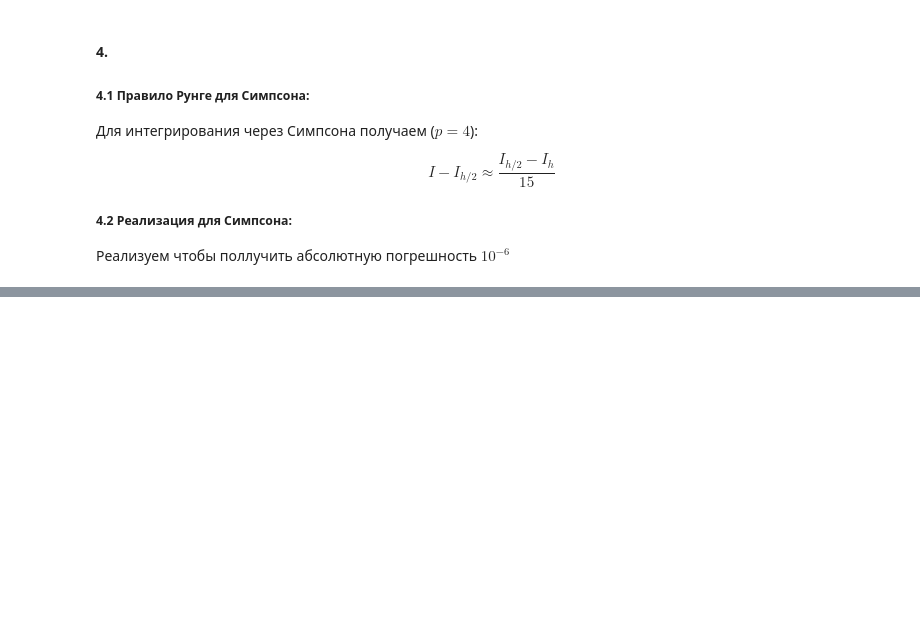
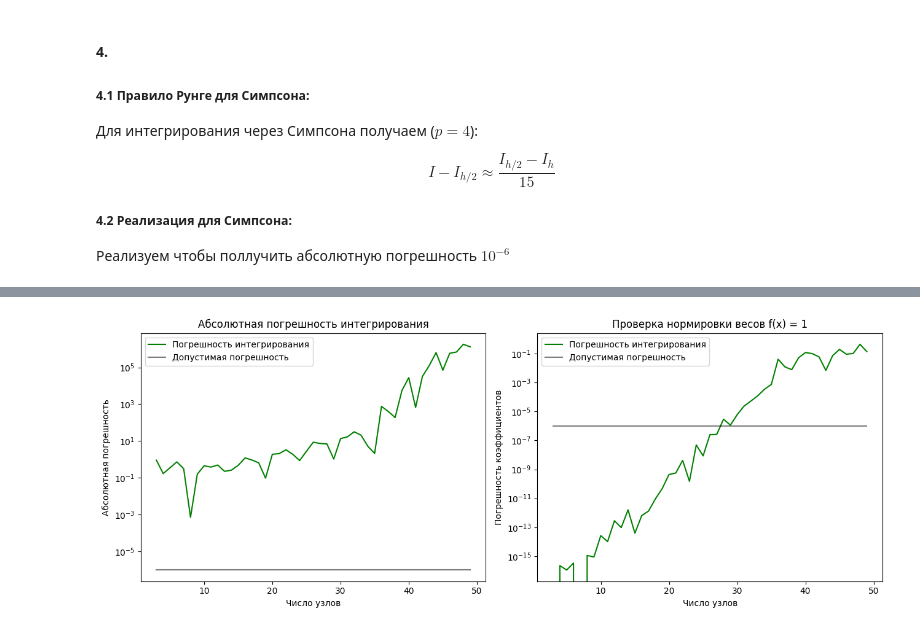
Before and after one commit to Frog6616261/numerecal_methods, a Jupyter notebook: 6__Integrations_methods/complited_task.ipynb, the cells around one changed output, grey strips where cells are left out. Drawn from its saved outputs; the diff is of its cells as text; code cells hidden in the pictures; blank space fills up the shorter version.

```diff
--- a/6__Integrations_methods/complited_task.ipynb
+++ b/6__Integrations_methods/complited_task.ipynb
@@ -282,0 +343,85 @@ NameError: name 'np' is not defined
+# %%
+# проверка нормировки весов
+import numpy.testing as npt
+
+def nodes_from_N(a, b, N):
+    return np.linspace(a, b, N + 1)
+
+def newton_cotes(xk, a=-1, b=1):
+    """
+    Вычисляет веса квадратурной формулы Ньютона–Котса
+    для узлов xk на интервале [a, b].
+
+    Формула будет точна для полиномов степени <= len(xk)-1.
+    """
+
+    # переводим узлы в numpy
+    xk = np.asarray(xk)
+
+    # число узлов
+    m = len(xk)
+
+    # степени полиномов: 0,1,...,m-1
+    powers = np.arange(m)
+
+    # матрица Вандермонда
+    # W[i,k] = x_k^i
+    W = xk[None, :] ** powers[:, None]
+
+    # обратная матрица
+    # она переводит базис {x^k} -> базис полиномов Лагранжа
+    L = np.linalg.inv(W)
+
+    # степени после интегрирования
+    powers = powers + 1
+
+    # интегралы одночленов
+    # ∫ x^k dx
+    monomial_integrals = (np.power(b,powers) - np.power(a,powers)) / powers
+
+    # веса квадратуры W w = \int x^{j}
+    w = L @ monomial_integrals
+
+    return w
+
+I_k = np.zeros(Ns.shape)
+for i in range(1, Ns.shape[0]):
+    x_k = nodes_from_N(a, b, Ns[i])
+    w_k = newton_cotes(x_k, a, b)
+    f_k = f(x_k)
+    I_k[i] = (np.sum(w_k*f_k))
+
+
+# проверим нормировку
+Ns = np.arange(3, 50)
+a = -1
+b = 1
+eps = 10**(-6)
+i_c = 0
+sums = np.empty(Ns.shape[0])
+for i in range(1, Ns.shape[0]):
+    x_k = nodes_from_N(a, b, Ns[i])
+    sums[i] = np.abs(np.sum(newton_cotes(x_k, a, b))-(b-a))/2
+
+err_k = sums
+err_I = lf.get_abs_err(I*np.ones(I_k.shape), I_k)
+fig, ax = plt.subplots(1, 2, figsize=(13, 5))
+
+
+ax[0].semilogy(Ns, err_I, 'g', label='Погрешность интегрирования')
+ax[0].semilogy(Ns, eps*np.ones(Ns.shape[0]), 'k', alpha=0.5, label='Допустимая погрешность')
+ax[0].set_xlabel('Число узлов')
+ax[0].set_ylabel('Абсолютная погрешность')
+ax[0].legend()
+ax[0].set_title('Абсолютная погрешность интегрирования')
+
+ax[1].semilogy(Ns, err_k, 'g', label='Погрешность интегрирования')
+ax[1].semilogy(Ns, eps*np.ones(Ns.shape[0]), 'k', alpha=0.5, label='Допустимая погрешность')
+ax[1].set_xlabel('Число узлов')
+ax[1].set_ylabel('Погрешность коэффициентов')
+ax[1].set_title('Проверка нормировки весов f(x) = 1')
+ax[1].legend()
+
+fig.tight_layout()
+# %% [output]
+[figure, added]
```
Also changed, not shown: parts of 17 cells of this notebook, 3 other files.
